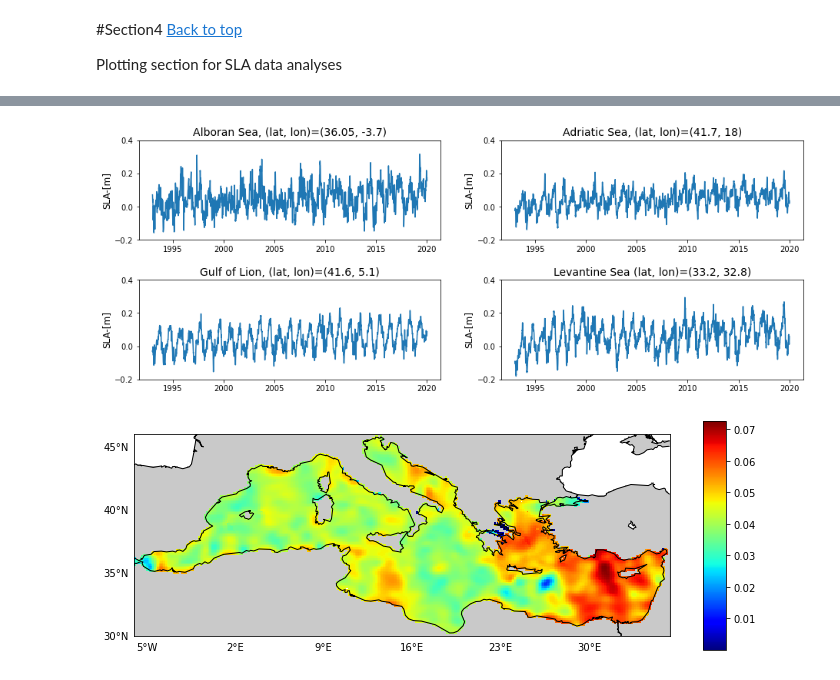
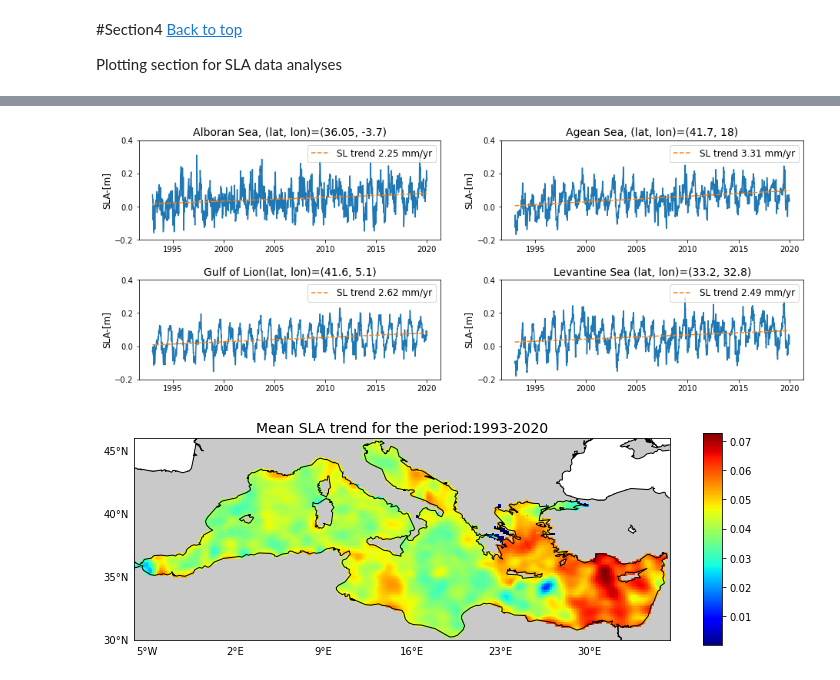
Before and after one commit to mhgcmcc/sla-trend, a Jupyter notebook: sla_medsea.ipynb, the cells around one changed output, grey strips where cells are left out. Cells and saved outputs as stored; diff of their text form; code cells hidden in the pictures.

```diff
--- a/sla_medsea.ipynb
+++ b/sla_medsea.ipynb
@@ -39,19 +58,18 @@ downloading the dataset from the Wekeo Dias portal
 # %%
 # ralative path, change according to system/PC
 rdir="/Users/mahmud/statistics/plot_exercises/sla_dir/"
-path =("/Volumes/LaCie_poseidone/sla_93-20")
+path ="/Volumes/LaCie_poseidone/sla_93-20/"
 
 #files_dir= os.path.join(path)
-files= (path+"/*.nc")
+files= glob.glob(path+"*.nc")
 
-## Reading single file and retrive lat , lon values
+## Reading single file and retrieve  lat , lon values
 file =xr.open_dataset(files[0])
 lat = file.variables["latitude"][:]
 lon =file.variables["longitude"][:]
 t = file["time"]
 nlat= len(lat)
 nlon = len(lon)
-
 
 # target vairables specification
 sla= file["sla"][:]
@@ -65,14 +83,13 @@ sla_series=sla_files["sla"][:]
 #- Western Mediterranean
 alb= [-3.7, 36.05]  # Alboran sea  location
 lion=[ 5.1, 41.6]   # Gulf of Lion locaiton
-tyr = [12.1, 39.5]
-sic = [12.0, 36.5]
+tyr = [12.1, 39.5]  #  Tyrrhenian Sea location
+sic = [12.0, 36.5]  # Scility strait locaiton
 #- Eastern Mediterrnean
 adr= [18, 41.7]    # Adriatic ne location
 agean = [24.8, 36.2] #Agean sea new locaiton
 ionian= [18.7,36.7] # Iionnian ea new locaiton
 levantine= [32.8, 33.2] # Levantine sea new locaiton
-
 
 
 # creating out and figs directory
@@ -133,6 +162,8 @@ Plotting section for  SLA data analyses
 # %%
 #--Plot-1: mean SLA for the period 1993-2020
-sla_mean= np.mean(sla_series, axis=0)
+
+sla_mean= np.mean(sla_mask, axis=0)
+#sla_mean = np.ma.masked_where(sla_mean==0, sla_mean)
 
 fig,ax =plt.subplots(1,1,figsize=(12,6))
 for iplot in range(1):
@@ -143,8 +174,9 @@ for iplot in range(1):
         m.drawmeridians(range(-5, 36, 7), linewidth=1, dashes=[0, 1], labels= [1,0,0,1])
         m.fillcontinents(alpha=0.9)
         m.drawlsmask(land_color='0.7', ocean_color='w', resolution='l', grid=5, lsmask_lons=None )
-        cb= plt.pcolor(lon,(lat),trend_sla[0,:,:], cmap="jet")
-        plt.colorbar(cb,orientation ="vertical", shrink =0.7, aspect=10, pad=0.05)
-
-plt.savefig(outpath+"sla_mean_1993.2020.jpeg",dpi=100)
+        cb= plt.pcolor(lon,(lat),sla_mean[:,:], cmap="jet", vmin= sla_mean.min(), vmax=sla_mean.max())
+        plt.colorbar(cb,orientation ="vertical", shrink =0.65, aspect=11, pad=0.05)
+        plt.title("Mean Sea-level anomaly for the period:1993-2020", size=14)
+%time
+plt.savefig(analysis+"sla_mean_1993.2020.jpeg",dpi=100)
 # %% [output]
@@ -152,9 +186,22 @@ plt.savefig(outpath+"sla_mean_1993.2020.jpeg",dpi=100)
 # %%
-##--Plot2: time series for 4 random location in the Mediterranean Sea
-sea1 = ["Alboran Sea, ","Gulf of Lion"]
-sea2=  [ "Adriatic Sea, ", "Levantine Sea "]
+##--Plot2: Time series analysis with sea level rising trend in the Mediterranean Sea(MedSea)
+
+sea1 = ["Alboran Sea, ","Gulf of Lion"]    #Easter MedSea
+sea2=  [ "Agean Sea, ", "Levantine Sea "]  # Western MedSea
 sea1_locs = [alb, lion]
 sea2_locs=  [adr, levantine]
+
+
+west_trend=sgrid_values(sla_trend,lat_list1, lon_list1)
+east_trend=sgrid_values(sla_trend,lat_list2, lon_list2)
+
+alb_trend=(((west_trend[0][-1]- west_trend[0][0])/10016)*365)*1000
+lione_trend= (((west_trend[1][-1]-west_trend[1][0])/10016)*365)*1000
+agean_trend=(((east_trend[0][-1]- east_trend[0][0])/10016)*365)*1000
+levan_trend= (((east_trend[1][-1]- east_trend[1][0])/10016)*365)*1000
+
+west_trnd_rate= np.array([alb_trend, lione_trend])
+east_trnd_rate= np.array([agean_trend, levan_trend])
 
 fig,ax =plt.subplots(2,2,figsize=(15,6))
 yr=np.linspace(1993, 2020, 10016)
@@ -163,61 +210,53 @@ for iplot in range(2):
     for zplot in range(2):
 
         if zplot==0:
-            ax[iplot][zplot].plot(yr, east[iplot])
+            ax[iplot][zplot].plot(yr, west[iplot] )
             #ax1[1].plot(yr, sla_list[1])
-            #ax[iplot][zplot].plot(yr, sla_list[1])
-            ax[iplot][zplot].set_title(sea[iplot]+ "(lat, lon)=("+str(sea1_locs[iplot][1])+", "+str(sea1_locs[iplot][0])+")", fontsize=14)
+            ax[iplot][zplot].plot(yr, west_trend[iplot], '--', label="SL trend "+"{:.2f}".format(west_trnd_rate[iplot])+ " mm/yr")
+            ax[iplot][zplot].set_title(sea1[iplot]+ "(lat, lon)=("+str(sea1_locs[iplot][1])+", "+str(sea1_locs[iplot][0])+")", fontsize=14)
             #ax[iplot][zplot].set_xlabel(plot_info[0], size='13')
             ax[iplot][zplot].set_ylim(-0.2, 0.4)
 
         if zplot==1:
 
-            ax[iplot][zplot].plot(yr, west[iplot])
-            #ax[1].plot(yr, sla_list[3] )#+ r"$\alpha$=0.2"
+            ax[iplot][zplot].plot(yr, east[iplot])
+            ax[iplot][zplot].plot(yr, east_trend[iplot],'--', label="SL trend "+"{:.2f}".format(east_trnd_rate[iplot])+ " mm/yr")
             r_range=[-0.2, 0.4]
             ax[iplot][zplot].set_title(sea2[iplot]+ "(lat, lon)=("+str(sea2_locs[iplot][1])+", "+str(sea2_locs[iplot][0])+")", fontsize=14)
 #             ax[iplot][zplot].set_xlabel(plot_info[0], size='13')
             ax[iplot][zplot].set_ylim(r_range[0], r_range[1])
 
-#             ax[iplot][zplot].legend(facecolor='inherit', fontsize=12, loc="upper right")
+        ax[iplot][zplot].legend(facecolor='inherit', fontsize=12, loc="upper right")
         ax[iplot][zplot].set_ylabel("SLA-[m]", size ='12' )
 
     plt.subplots_adjust(left=0.11, bottom=0.08, right=0.91, top=0.80, wspace=0.2, hspace=0.4)
+
+plt.savefig(analysis+"time_series_trend_1993.2020.jpeg",dpi=100)
 # %% [output]
-[figure, old version]
+[figure, new version]
 # %%
 #- plot3- Sealevel trend analysis in the MedSea for the period 1993-2020: section1
-from scipy import signal
-
-sla_series=np.nan_to_num(sla_series)
-sla_mask = np.ma.masked_where(sla_series==0, sla_series)
-dtrend= np.zeros((sla_series.shape))
-
-for i in range(nlat):
-    for j in range(nlon):
-        dtrend[:,i,j]= signal.detrend(sla_mask[:,i,j],axis=0, type='linear')
-
-sla_trend= sla_mask[:,:,:]-dtrend[:,:,:]
 
 sla_trend_icept = sla_trend[0,:,:]  # INtercept
 sla_trend_slp= sla_trend[1,:,:,]-sla_trend[0,:,:]  ##.  Slope
 
 sla_trend_mean= np.mean(sla_trend, axis=0)
+
 fig,ax =plt.subplots(1,1,figsize=(12,6))
 for iplot in range(1):
     for zplot in range(1):
         m= Basemap(projection='cyl', resolution='l',llcrnrlat= 30,urcrnrlat= 46, llcrnrlon= -6.0, urcrnrlon = 36.4)
         m.drawcoastlines(linewidth=1)
         m.drawparallels(range(30,48,5), linewidth=0, dashes=[0, 1], labels=[1,0,0,1], color='r', zorder=0 )
         m.drawmeridians(range(-5, 36, 7), linewidth=1, dashes=[0, 1], labels= [1,0,0,1])
         m.fillcontinents(alpha=0.9)
         m.drawlsmask(land_color='0.7', ocean_color='w', resolution='l', grid=5, lsmask_lons=None )
         cb= plt.pcolor(lon,(lat),sla_trend_mean[:,:], cmap="jet")
-        plt.colorbar(cb,orientation ="vertical", shrink =0.7, aspect=10, pad=0.05)
-
-plt.savefig(analysis+"sla_mean_tredn_1993_2020.jpeg",dpi=100)
+        plt.colorbar(cb,orientation ="vertical", shrink =0.65, aspect=11, pad=0.05)
+        plt.title("Mean SLA trend for the period:1993-2020", size=14)
+plt.savefig(analysis+"sla_mean_trend_1993_2020.jpeg",dpi=100)
 # %% [output]
-[figure, old version]
+[figure, new version]
 # %%
 ##--plot4 - SLA trend analysis section2
 dt=pd.date_range(start='1993-01-01', end='2020-06-03',freq='D')
```
Also changed, not shown: parts of 18 cells of this notebook.
